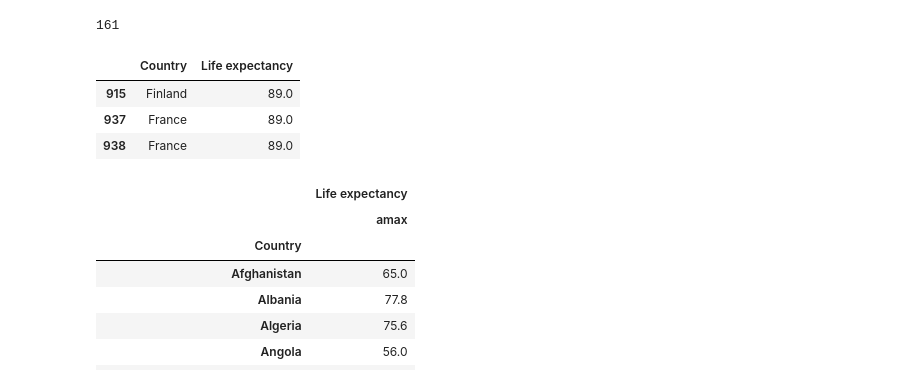
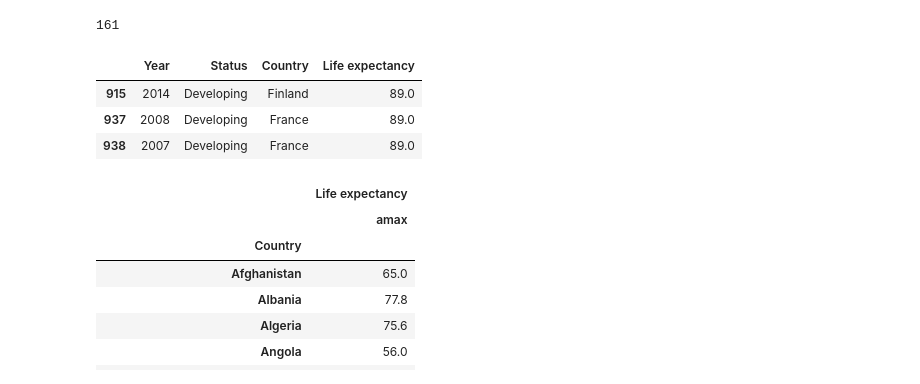
Before and after one commit to MachadoGabrielB/Bootcamp-Data-science, a Jupyter notebook: Personal/6 - Análise exploratória/2023.08.24 - aula 2.ipynb, the cells around one changed output. Cells and saved outputs as stored; diff of their text form; code cells hidden in the pictures.

```diff
--- a/Personal/6 - Análise exploratória/2023.08.24 - aula 2.ipynb
+++ b/Personal/6 - Análise exploratória/2023.08.24 - aula 2.ipynb
@@ -248,10 +248,10 @@ np.size(df2['Country'].unique())
 # %%
 # Qual é o(s) país do conjunto de países em desenvolvimento que tem a maior expectativa de  vida?
 
-df2[df2['Life expectancy '] == np.max(df2['Life expectancy '])][['Country','Life expectancy ']]
+df2[df2['Life expectancy '] == np.max(df2['Life expectancy '])][['Year','Status','Country','Life expectancy ']]
 # %% [output]
-|  | Country | Life expectancy |
-| 915 | Finland | 89.0 |
-| 937 | France | 89.0 |
-| 938 | France | 89.0 |
+|  | Year | Status | Country | Life expectancy |
+| 915 | 2014 | Developing | Finland | 89.0 |
+| 937 | 2008 | Developing | France | 89.0 |
+| 938 | 2007 | Developing | France | 89.0 |
 # %%
```
Also changed, not shown: parts of 25 cells of this notebook.
